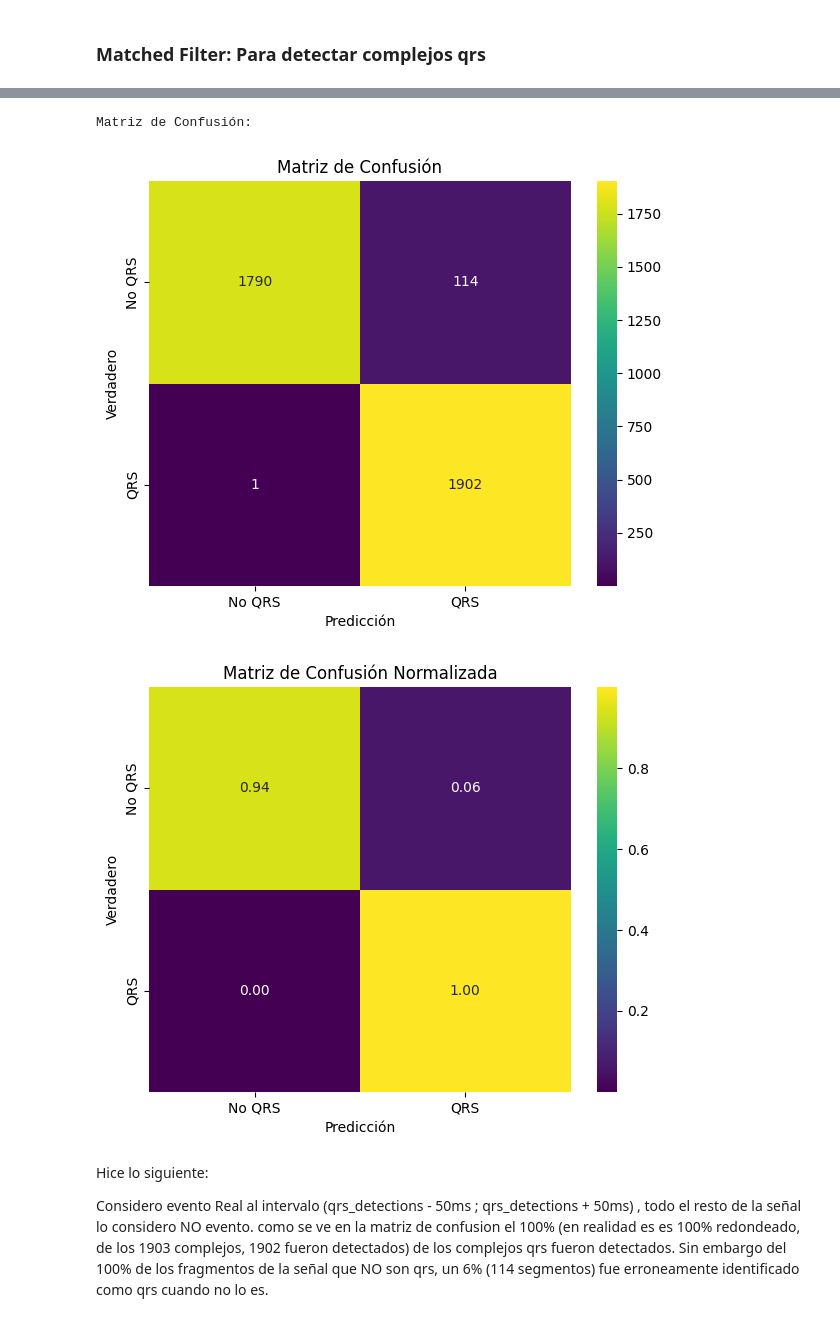
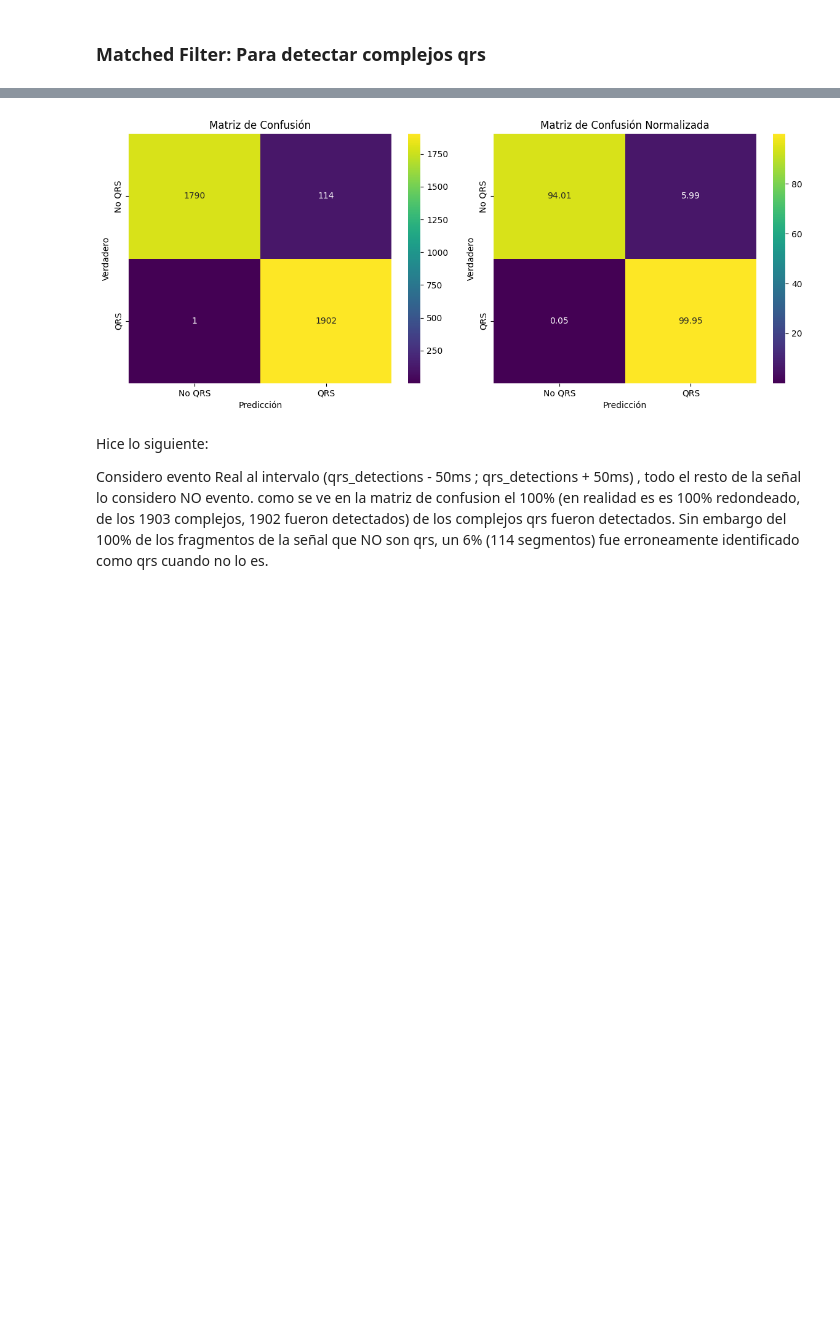
Before and after one commit to smithcamila2003/APS, a Jupyter notebook: TS8.ipynb, the cells around one changed output, grey strips where cells are left out. Cells and saved outputs as stored; diff of their text form; code cells hidden in the pictures; blank space fills up the shorter version.

```diff
--- a/TS8.ipynb
+++ b/TS8.ipynb
@@ -355,44 +379,40 @@ for ini, fin in eventos:
 
 ''' Evaluación de los no eventos '''
 TN = 0
 FP = 0
 for ini, fin in no_eventos:
     if np.any((peaks >= ini) & (peaks < fin)):
         FP += 1
     else:
         TN += 1
 
 
 y_true = [1]*TP + [1]*FN + [0]*FP + [0]*TN
 y_pred = [1]*TP + [0]*FN + [1]*FP + [0]*TN
 
 cm = confusion_matrix(y_true, y_pred)
 
-print("Matriz de Confusión:")
-# print(cm)
-
 
 labels = ["No QRS", "QRS"]
-plt.figure(figsize=(6, 5))
+plt.figure(figsize=(12, 5))
+plt.subplot(1,2,1)
 sns.heatmap(cm, annot=True, fmt="d", cmap="viridis", xticklabels=labels, yticklabels=labels)
 plt.xlabel("Predicción")
 plt.ylabel("Verdadero")
 plt.title("Matriz de Confusión")
-plt.tight_layout()
-plt.show()
 
+plt.subplot(1,2,2)
 cm_normalized = cm.astype('float') / cm.sum(axis=1)[:, np.newaxis]
-plt.figure(figsize=(6, 5))
-sns.heatmap(cm_normalized, annot=True, fmt=".2f", cmap="viridis", xticklabels=labels, yticklabels=labels)
+#sns.heatmap(cm_normalized, annot=True, fmt=".2f", cmap="viridis", xticklabels=labels, yticklabels=labels)
+sns.heatmap(100 * cm / cm.sum(axis=1, keepdims=True), annot=True, fmt=".2f", cmap="viridis", xticklabels=labels, yticklabels=labels)
+
 plt.xlabel("Predicción")
 plt.ylabel("Verdadero")
 plt.title("Matriz de Confusión Normalizada")
 plt.tight_layout()
 plt.show()
 # %% [output]
-Matriz de Confusión:
-[figure, old version]
+[figure, new version]
-[figure, removed]
 # %% [markdown]
 Hice lo siguiente:
 
```
Also changed, not shown: parts of 16 cells of this notebook.
